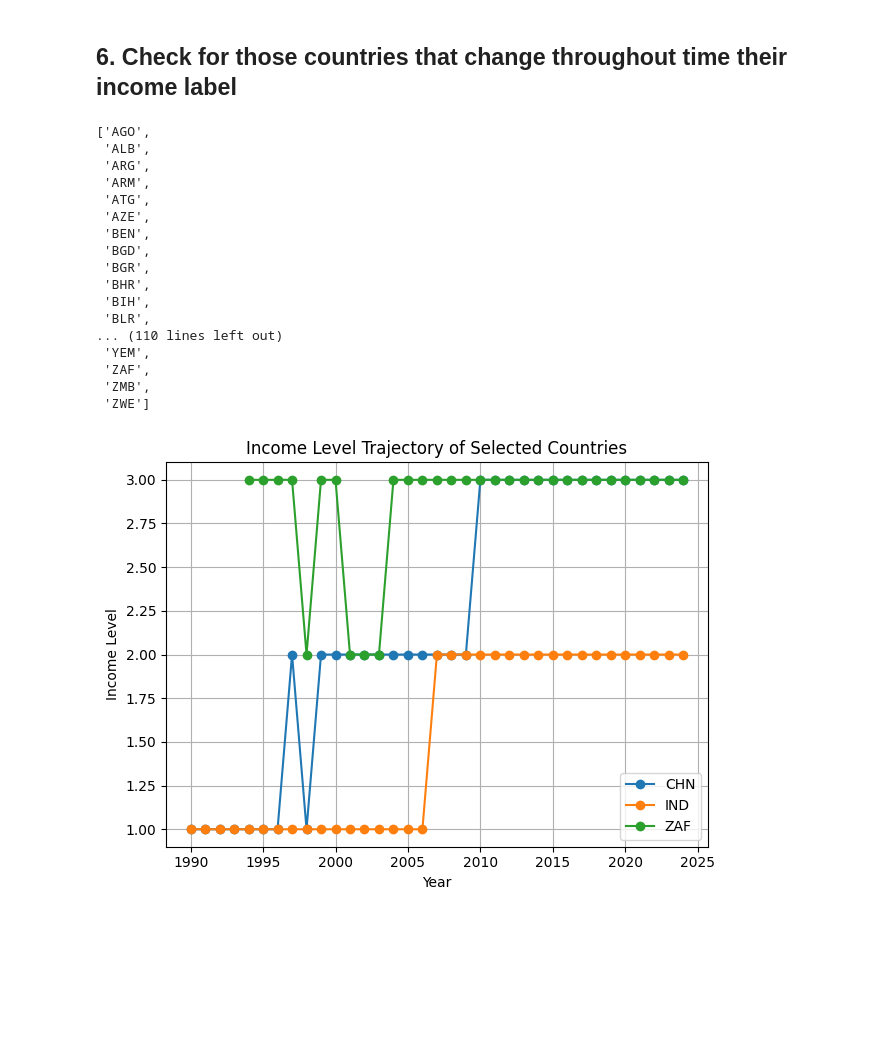
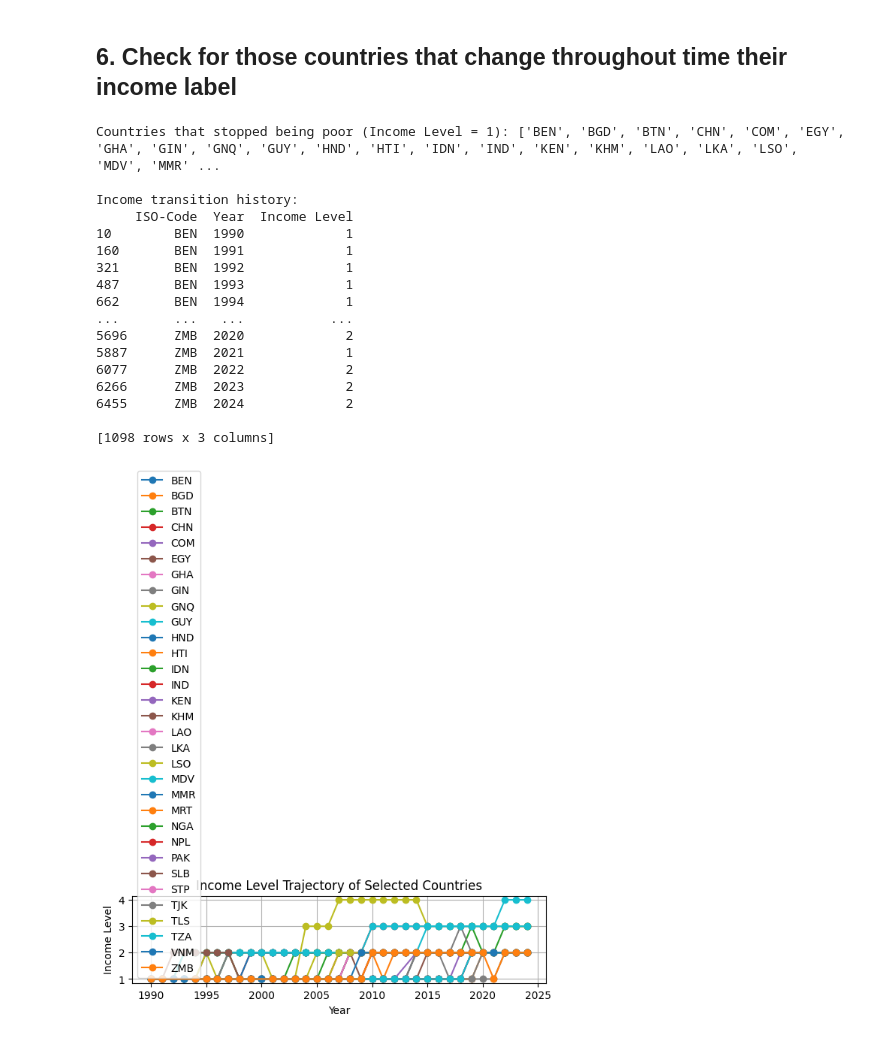
Before and after one commit to AlvaroMillanRuiz/NLP_BDS, a Jupyter notebook: 3. EDA.ipynb, the cells around one changed output. Drawn from its saved outputs; the diff is of its cells as text; code cells hidden in the pictures; blank space fills up the shorter version.

```diff
--- a/3. EDA.ipynb
+++ b/3. EDA.ipynb
@@ -4,6 +7,5 @@ import matplotlib.pyplot as plt
 # %%
-final_df = pd.read_csv(r"C:\Users\Alvaro Millan Ruiz\OneDrive\Escritorio\BDS\Block_5\NLP\Project\Final_df.csv")
-final_df = final_df.drop(columns=["cleaned_speeches_no_postagging_expanded", "cleaned_speeches_no_postagging_no_expanded",
-                                  "cleaned_speeches_postagging_no_expanded", "cleaned_speeches_postagging_expanded"])
+final_df = pd.read_csv(r"C:\Users\alvar\OneDrive\Escritorio\BDS\Block_5\NLP\Project\Final_df.csv")
+final_df = final_df.drop(columns=["cleaned_speeches_postagging_expanded", "matched_climate_keywords"])
 final_df
 # %% [output]
@@ -140,49 +142,59 @@ plt.show()
 # %% [markdown]
 ## 6. Check for those countries that change throughout time their income label
 # %%
-# Step 1: Count unique income levels per country
-income_change = final_df.groupby('ISO-Code')['Income Level'].nunique()
+# Step 1: Get the first and last Income Level per country
+income_history = (
+    final_df
+    .sort_values('Year')
+    .groupby('ISO-Code')['Income Level']
+    .agg(['first', 'last'])
+    .reset_index()
+)
 
-# Step 2: Filter for countries that changed income levels (more than one unique value)
-countries_with_changes = income_change[income_change > 1].index.tolist()
+# Step 2: Filter countries that were poor (1) but are no longer poor
+countries_no_longer_poor = income_history[
+    (income_history['first'] == 1) &
+    (income_history['last'] != 1)
+]['ISO-Code'].tolist()
 
-# Step 3: View their income level changes over time
-df_changes = final_df[final_df['ISO-Code'].isin(countries_with_changes)][['Year', 'ISO-Code', 'Income Level']]
-df_changes = df_changes.sort_values(by=['ISO-Code', 'Year'])
+print(f"Countries that stopped being poor (Income Level = 1): {countries_no_longer_poor}")
 
-# Step 4: Display
-df_countries_that_change = df_changes['ISO-Code'].nunique()
-df_countries_that_change
+# Step 3 (Optional): Get their full income transition history
+df_transitions = final_df[
+    final_df['ISO-Code'].isin(countries_no_longer_poor)
+].sort_values(['ISO-Code', 'Year'])
+
+print("\nIncome transition history:")
+print(df_transitions[['ISO-Code', 'Year', 'Income Level']])
 # %% [output]
-['AGO',
- 'ALB',
- 'ARG',
- 'ARM',
- 'ATG',
- 'AZE',
- 'BEN',
- 'BGD',
- 'BGR',
- 'BHR',
- 'BIH',
- 'BLR',
-... (110 lines left out)
- 'YEM',
- 'ZAF',
- 'ZMB',
- 'ZWE']
+Countries that stopped being poor (Income Level = 1): ['BEN', 'BGD', 'BTN', 'CHN', 'COM', 'EGY', 'GHA', 'GIN', 'GNQ', 'GUY', 'HND', 'HTI', 'IDN', 'IND', 'KEN', 'KHM', 'LAO', 'LKA', 'LSO', 'MDV', 'MMR' ...
+
+Income transition history:
+     ISO-Code  Year  Income Level
+10        BEN  1990             1
+160       BEN  1991             1
+321       BEN  1992             1
+487       BEN  1993             1
+662       BEN  1994             1
+...       ...   ...           ...
+5696      ZMB  2020             2
+5887      ZMB  2021             1
+6077      ZMB  2022             2
+6266      ZMB  2023             2
+6455      ZMB  2024             2
+
+[1098 rows x 3 columns]
 # %%
-selected = ['CHN', 'IND', 'ZAF']  # Example ISO codes
-for iso in selected:
-    country_data = df_changes[df_changes['ISO-Code'] == iso]
+for iso in countries_no_longer_poor:
+    country_data = df_transitions[df_transitions['ISO-Code'] == iso]
     plt.plot(country_data['Year'], country_data['Income Level'], marker='o', label=iso)
 
 plt.title('Income Level Trajectory of Selected Countries')
 plt.xlabel('Year')
 plt.ylabel('Income Level')
 plt.legend()
 plt.grid(True)
 plt.tight_layout()
 plt.show()
 # %% [output]
-[figure, old version]
+[figure, new version]
```
Also changed, not shown: parts of 12 cells of this notebook, 6 other files.
